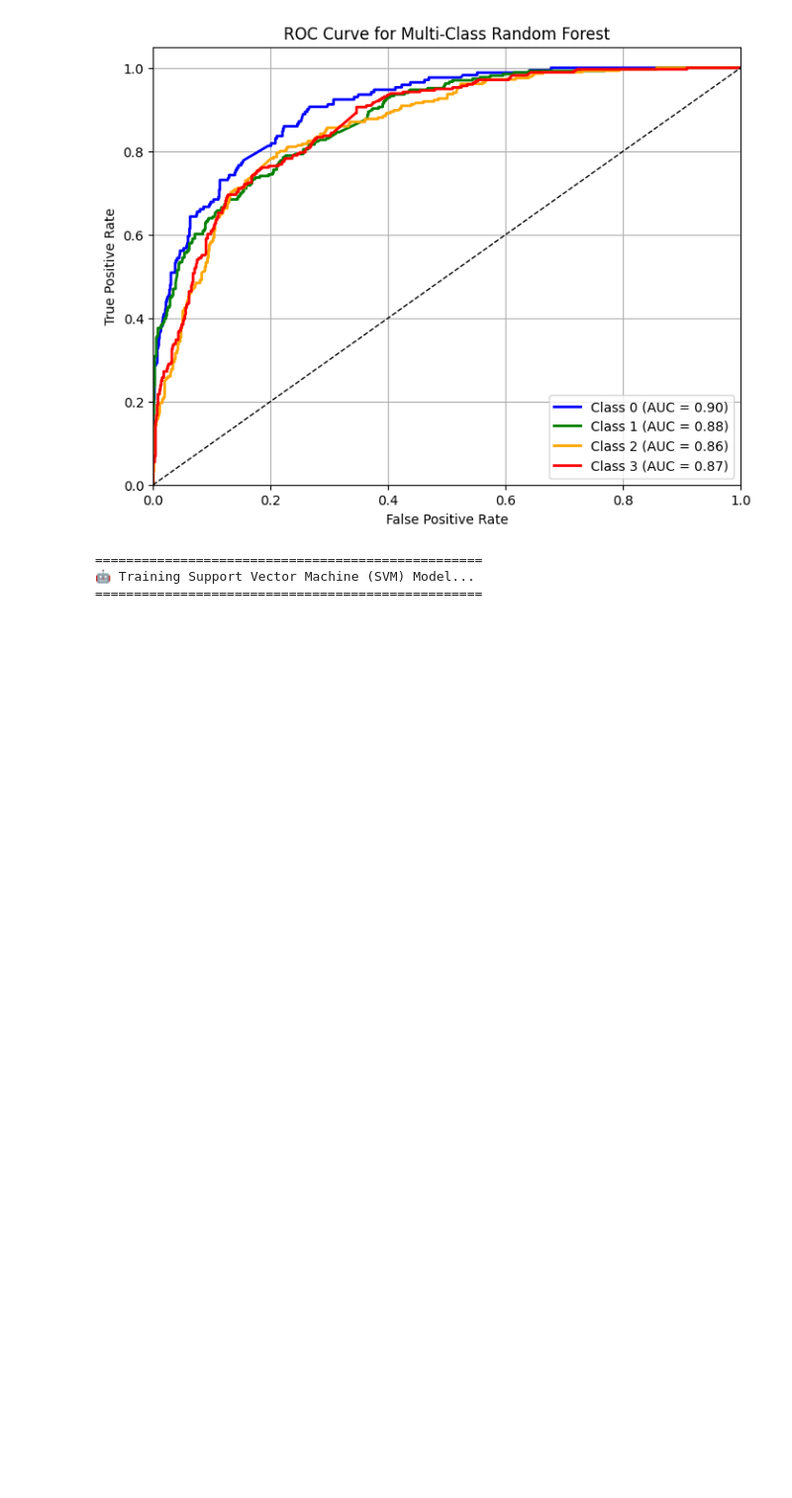
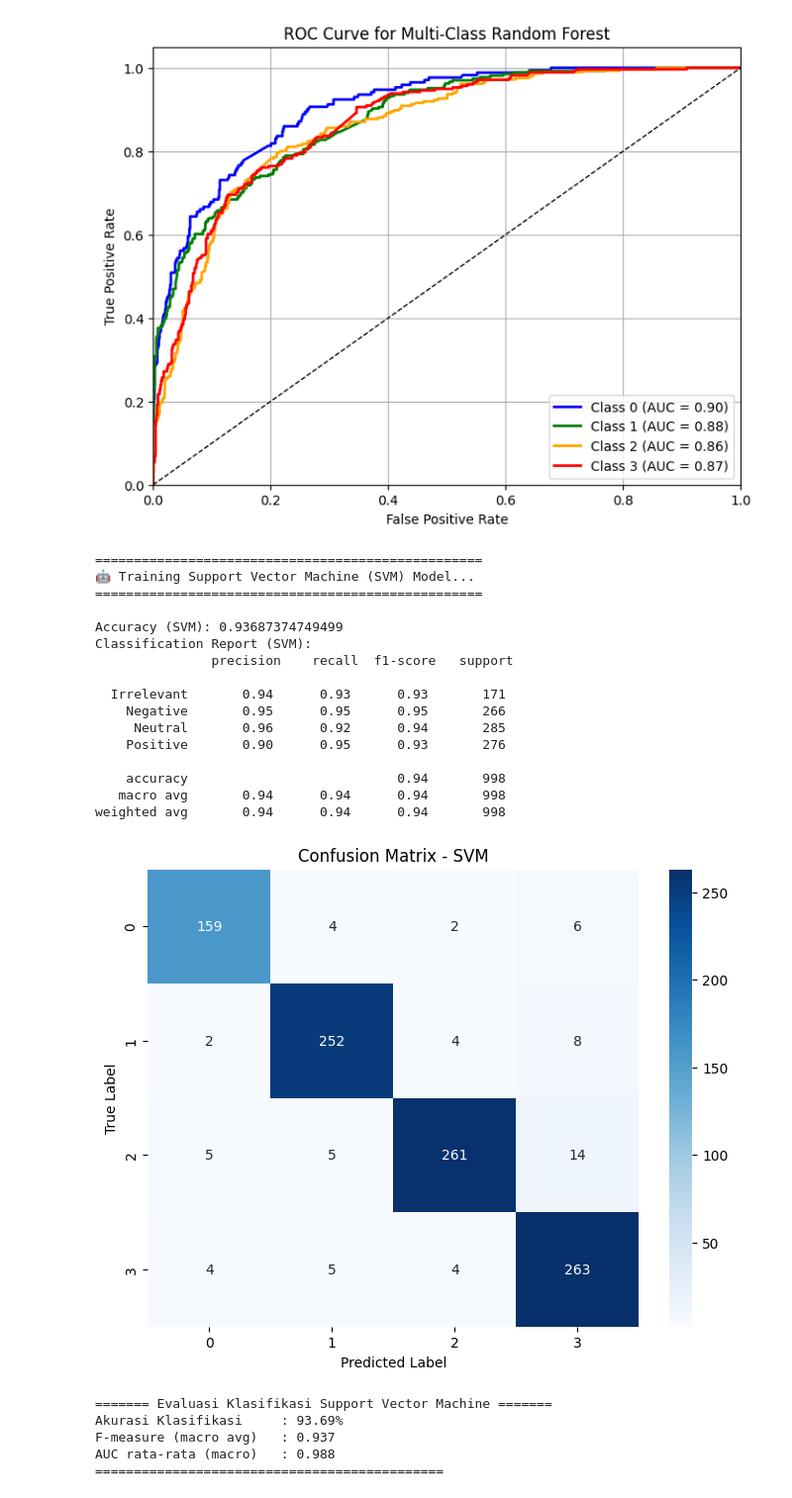
Before and after one commit to LcckyBoyy/lab-ai-2331027-benebel, a Jupyter notebook: pertemuan-09/latihan.ipynb, the cells around one changed output. Shown at 99% size. Drawn from its saved outputs; the diff is of its cells as text; code cells hidden in the pictures; blank space fills up the shorter version.

```diff
--- a/pertemuan-09/latihan.ipynb
+++ b/pertemuan-09/latihan.ipynb
@@ -600,30 +600,50 @@ AUC rata-rata (macro)   : 0.878
 # %%
 # ===== Support Vector Machine (SVM) =====
 print("\n\n" + "="*50)
 print("🤖 Training Support Vector Machine (SVM) Model...")
 print("="*50)
+from sklearn.svm import LinearSVC
 
-svm_model = SVC(kernel='rbf', decision_function_shape='ovr', probability=True, random_state=42)
+svm_model = LinearSVC()
 svm_model.fit(X_train, y_train)
 
 # Prediksi dengan SVM
 y_pred_svm = svm_model.predict(X_test)
 
 # Evaluasi SVM
 print("\nAccuracy (SVM):", accuracy_score(y_test, y_pred_svm))
 print("Classification Report (SVM):\n", classification_report(y_test, y_pred_svm))
 
 cm_svm = confusion_matrix(y_test, y_pred_svm)
 plt.figure(figsize=(8, 6))
 sns.heatmap(cm_svm, annot=True, fmt='d', cmap='Blues')
 plt.title('Confusion Matrix - SVM')
 plt.xlabel('Predicted Label')
 plt.ylabel('True Label')
 plt.show()
 
 # Evaluasi detail SVM dengan ROC
 svm_results = evaluate_model(svm_model, X_test, y_test, model_name="Support Vector Machine")
 # %% [output]
 ==================================================
 🤖 Training Support Vector Machine (SVM) Model...
 ==================================================
+
+Accuracy (SVM): 0.93687374749499
+Classification Report (SVM):
+               precision    recall  f1-score   support
+
+  Irrelevant       0.94      0.93      0.93       171
+    Negative       0.95      0.95      0.95       266
+     Neutral       0.96      0.92      0.94       285
+    Positive       0.90      0.95      0.93       276
+
+    accuracy                           0.94       998
+   macro avg       0.94      0.94      0.94       998
+weighted avg       0.94      0.94      0.94       998
+[figure, added]
+======= Evaluasi Klasifikasi Support Vector Machine =======
+Akurasi Klasifikasi     : 93.69%
+F-measure (macro avg)   : 0.937
+AUC rata-rata (macro)   : 0.988
+=============================================
```
Also changed, not shown: parts of 4 cells of this notebook.
